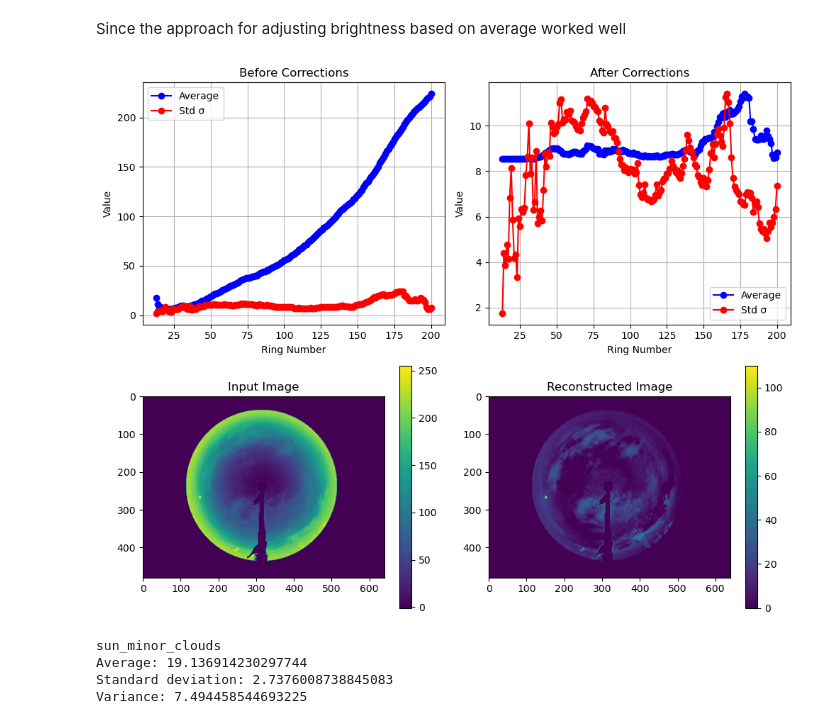
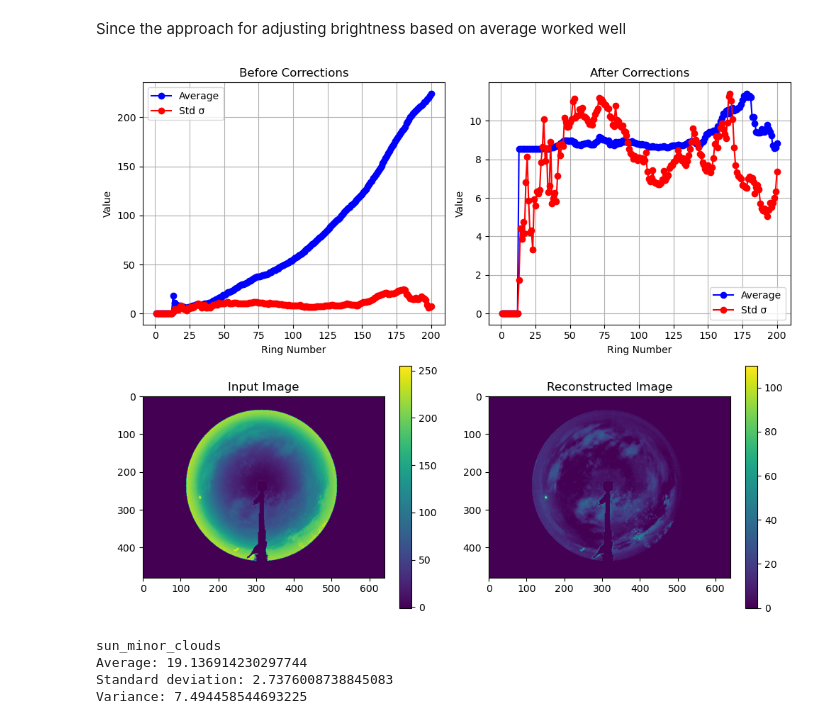
Before and after one commit to rodhervan/SkyImFeatures, a Jupyter notebook: Final_document.ipynb, the cells around one changed output. Cells and saved outputs as stored; diff of their text form; code cells hidden in the pictures.

```diff
--- a/Final_document.ipynb
+++ b/Final_document.ipynb
@@ -336,12 +340,16 @@ for y in range(height):
     strip[y, :] -= average_brightness_list[y] + average_std_list[y]*0.05
     strip[y, :] = np.clip(strip[y, :], 0, None)
 
-def remove_small(slc, c=0.0001):
+def remove_small(slc, c=0.0001, remove_big = False):
     new_slc = slc.copy()
+    max_area = slc.shape[0]*slc.shape[1]
     labels = label(slc,connectivity=1,background=0)
     rps = regionprops(labels)
     areas = np.array([r.area for r in rps])
-    idxs = np.where(areas/(640*480) < c)[0]
+    if remove_big:
+        idxs = np.where(areas/(max_area) > c)[0]
+    else:
+        idxs = np.where(areas/(max_area) < c)[0]
     for i in idxs:
         new_slc[tuple(rps[i].coords.T)] = 0
     return new_slc
@@ -403,7 +411,7 @@ Text(0.5, 1.0, 'Masked Image')
 # %% [markdown]
 Since the approach for adjusting brightness based on average worked well
 # %%
-def rings (img, cutoff_radius, center):
+def rings (img, slicee,cutoff_radius=200, center=(235,314)):
     only_circle = img
     # Create a meshgrid of coordinates
     y, x = np.ogrid[:only_circle.shape[0], :only_circle.shape[1]]
@@ -425,9 +433,10 @@ def rings (img, cutoff_radius, center):
         # Get the pixel values in the ring
         ring_values = only_circle[ring_pixels]
         # Calculate the average value for the current ring
-        average_values[r - 1] = np.mean(ring_values)
-        std_dev_values[r - 1] = np.std(ring_values)
-        var_values[r - 1] = np.var(ring_values)
+        if ring_values.shape[0] != 0:
+            average_values[r - 1] = np.mean(ring_values)
+            std_dev_values[r - 1] = np.std(ring_values)
+            var_values[r - 1] = np.var(ring_values)
         # Append pixel values and coordinates to the list
         pixel_values_and_coords.append((ring_values, ring_coords))
     return pixel_values_and_coords, average_values, std_dev_values, var_values
@@ -440,7 +449,7 @@ only_circle = ((img- np.min(img)) /
                 (np.max(img) - np.min(img)) * 2**8-1)*final_mask
 
 center = (235, 314)
-pixel_values_and_coords, average_values, std_dev_values, var_values = rings (only_circle, cutoff_radius, center)
+pixel_values_and_coords, average_values, std_dev_values, var_values = rings (only_circle, slicee,cutoff_radius, center)
 
 # Find the average value of ring 15
 reference_average_value = average_values[15]
@@ -463,8 +472,13 @@ for ring_data in pixel_values_and_coords:
 new_average_values = np.zeros(cutoff_radius)
 new_std_values = np.zeros(cutoff_radius)
 for i in range(len(pixel_values_and_coords)):
-    new_average_values[i] = np.mean(pixel_values_and_coords[i][0])
-    new_std_values[i] = np.std(pixel_values_and_coords[i][0])
+    ring_values = pixel_values_and_coords[i][0]
+    if len(ring_values) > 0:
+        new_average_values[i] = np.mean(ring_values)
+        new_std_values[i] = np.std(ring_values)
+    else:
+        new_average_values[i] = 0
+        new_std_values[i] = 0
 
 # # Plot the average values before corrections
 plt.figure(figsize=(10,8))
@@ -474,34 +488,34 @@ plt.plot(range(1, cutoff_radius + 1), std_dev_values, marker='o', linestyle='-',
 plt.legend()
 plt.grid(True)
 plt.title('Before Corrections')
 plt.xlabel('Ring Number')
 plt.ylabel('Value')
 
 plt.subplot(2, 2, 2)
 plt.plot(range(1, cutoff_radius+1), new_average_values, marker='o', linestyle='-', color='b', label='Average')
 plt.plot(range(1, cutoff_radius+1), new_std_values, marker='o', linestyle='-', color='r', label='Std σ')
 plt.legend()
 plt.title('After Corrections')
 plt.xlabel('Ring Number')
 plt.ylabel('Value')
 plt.grid(True)
 
 # Display the original input image
 plt.subplot(2, 2, 3)
 plt.imshow(only_circle)
 plt.title('Input Image')
 plt.colorbar()
 
 # Display the reconstructed image
 plt.subplot(2, 2, 4)
 plt.imshow(reconstructed_image)
 plt.title('Reconstructed Image')
 plt.colorbar()
 
 plt.tight_layout()
 # plt.show()
 # %% [output]
-[figure, old version]
+[figure, new version]
 # %%
 x_mapped, y_mapped, day = solar_pos(filepath)
 timer = get_time (filepath)
```
Also changed, not shown: parts of 13 cells of this notebook, 27 other files.
